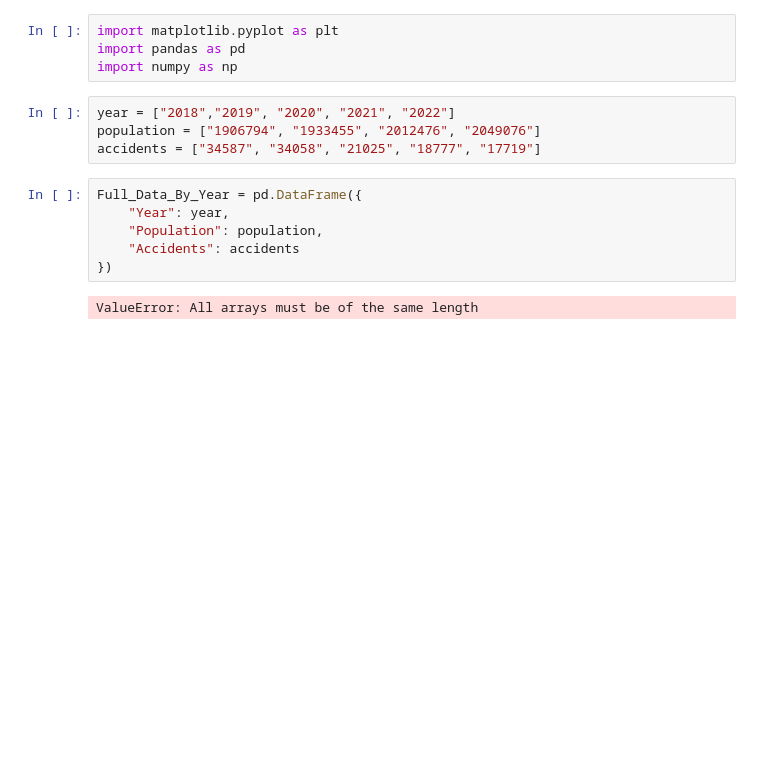
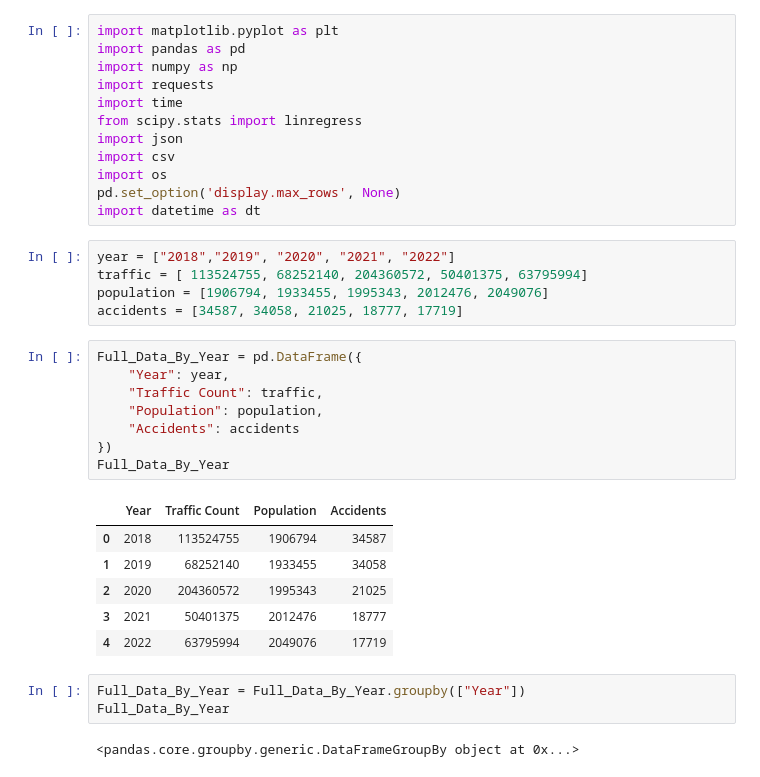
Before and after one commit to dlerhetal/Group2Project1, a Jupyter notebook: Correlations/Correlation.ipynb, the cells around one changed output. Cells and saved outputs as stored; diff of their text form; blank space fills up the shorter version.

```diff
--- a/Correlations/Correlation.ipynb
+++ b/Correlations/Correlation.ipynb
@@ -2,15 +2,36 @@
 import matplotlib.pyplot as plt
 import pandas as pd
 import numpy as np
+import requests
+import time
+from scipy.stats import linregress
+import json
+import csv
+import os
+pd.set_option('display.max_rows', None)
+import datetime as dt
 # %%
 year = ["2018","2019", "2020", "2021", "2022"]
-population = ["1906794", "1933455", "2012476", "2049076"]
-accidents = ["34587", "34058", "21025", "18777", "17719"]
+traffic = [ 113524755, 68252140, 204360572, 50401375, 63795994]
+population = [1906794, 1933455, 1995343, 2012476, 2049076]
+accidents = [34587, 34058, 21025, 18777, 17719]
 # %%
 Full_Data_By_Year = pd.DataFrame({
     "Year": year,
+    "Traffic Count": traffic,
     "Population": population,
     "Accidents": accidents
 })
+Full_Data_By_Year
 # %% [output]
-ValueError: All arrays must be of the same length
+|  | Year | Traffic Count | Population | Accidents |
+| 0 | 2018 | 113524755 | 1906794 | 34587 |
+| 1 | 2019 | 68252140 | 1933455 | 34058 |
+| 2 | 2020 | 204360572 | 1995343 | 21025 |
+| 3 | 2021 | 50401375 | 2012476 | 18777 |
+| 4 | 2022 | 63795994 | 2049076 | 17719 |
+# %%
+Full_Data_By_Year = Full_Data_By_Year.groupby(["Year"])
+Full_Data_By_Year
+# %% [output]
+<pandas.core.groupby.generic.DataFrameGroupBy object at 0x...>
```
Also changed, not shown: parts of 1 cell of this notebook, 6 other files.
